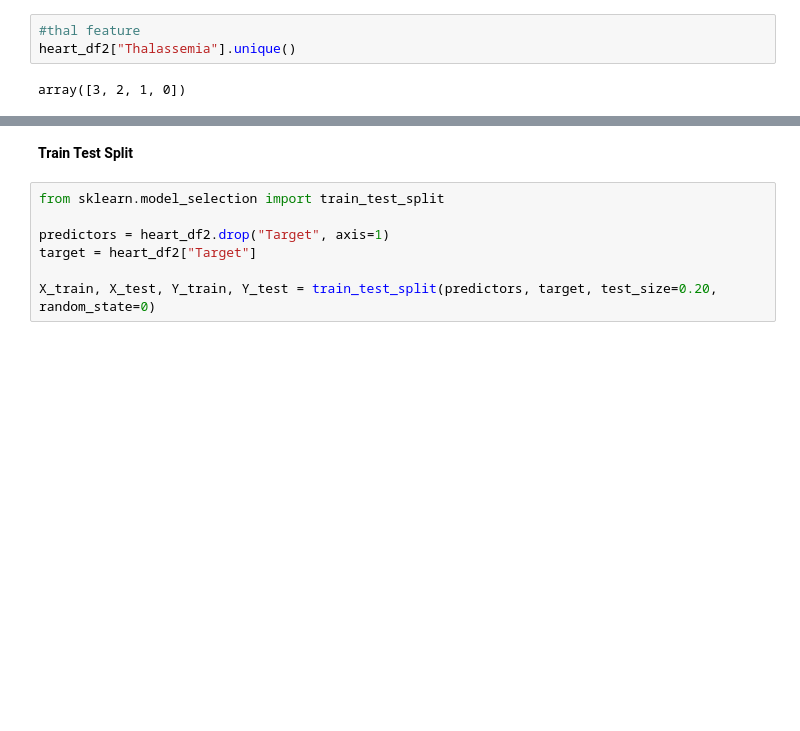
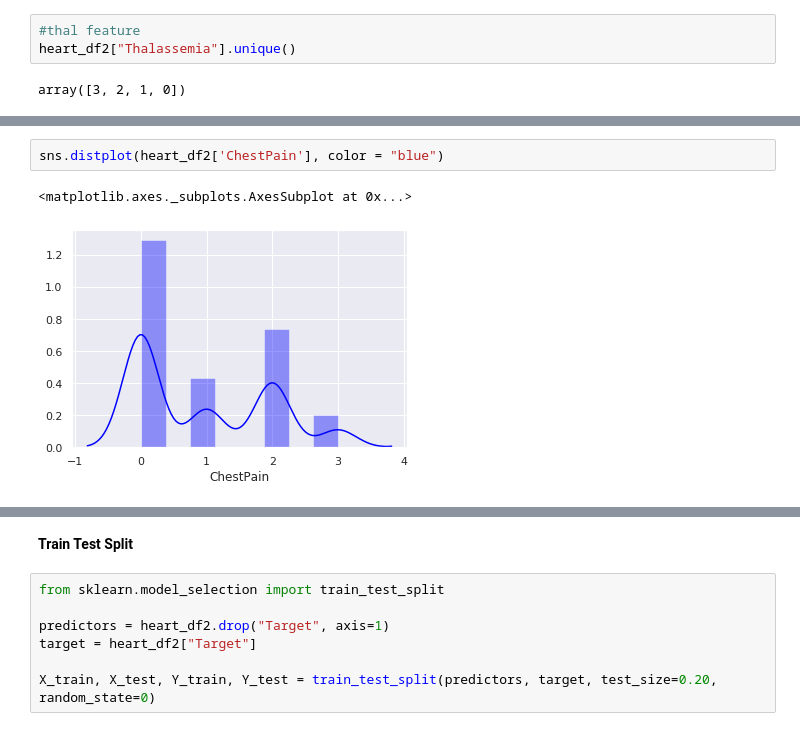
Before and after one commit to letisalbal/Final-Project, a Jupyter notebook: HeartDisease.ipynb, the cells around one changed output, grey strips where cells are left out. Saved outputs shown, nothing was run; the diff lists cells and outputs as text; blank space fills up the shorter version.

```diff
--- a/HeartDisease.ipynb
+++ b/HeartDisease.ipynb
@@ -301,0 +307,5 @@ sns.distplot(heart_df2['Thalassemia'], color = "green")
+# %%
+sns.distplot(heart_df2['ChestPain'], color = "blue")
+# %% [output]
+<matplotlib.axes._subplots.AxesSubplot at 0x...>
+[figure, added]
```
Also changed, not shown: parts of 17 cells of this notebook.
